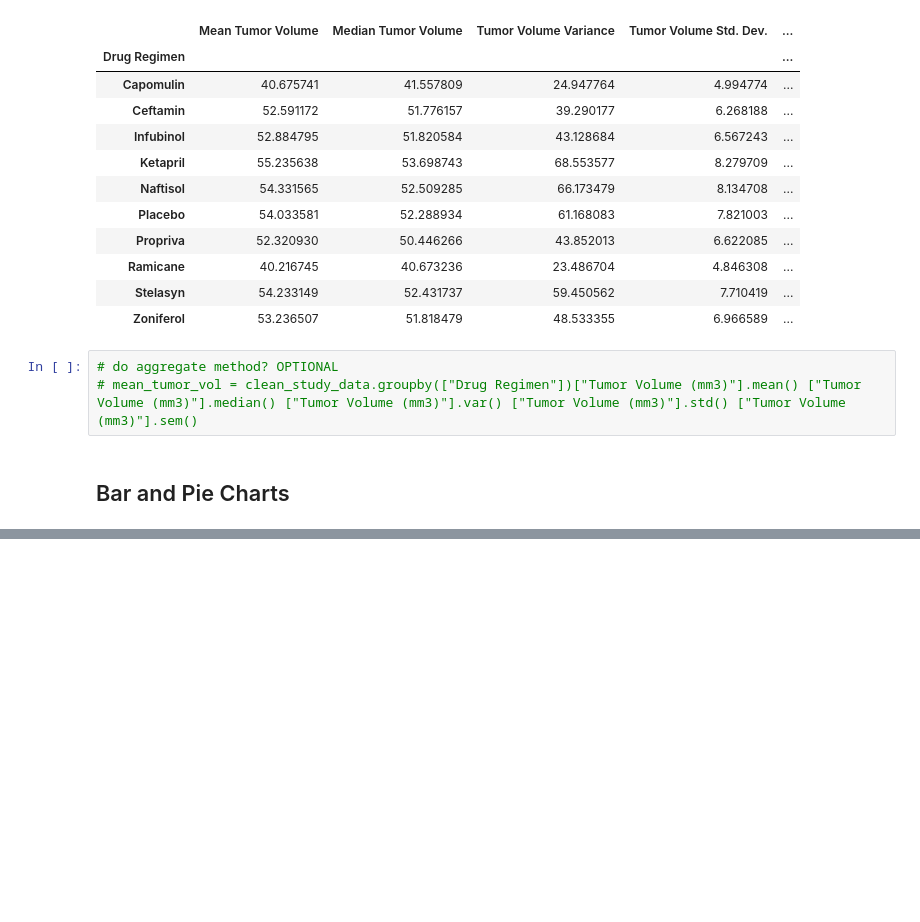
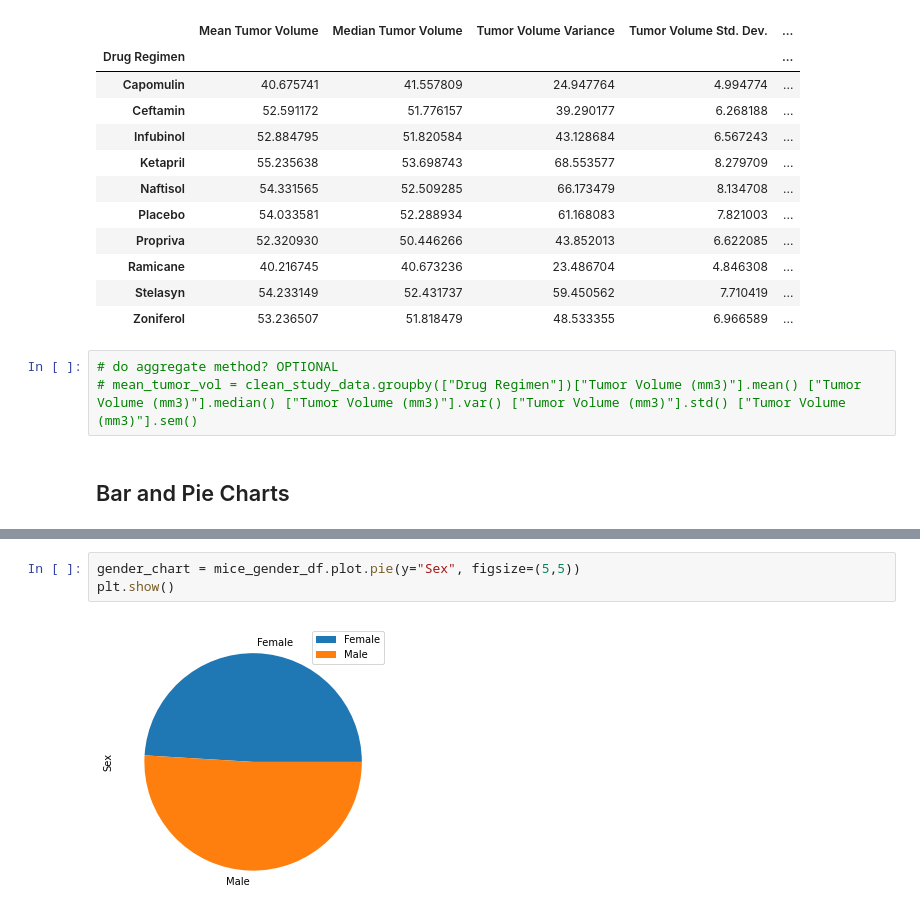
Before and after one commit to andrewdhawthorne/Module-5-Matplotlib-Challenge, a Jupyter notebook: Pymaceuticals/Pymaceuticals_student_solution.ipynb, the cells around one changed output, grey strips where cells are left out. Cells and saved outputs as stored; diff of their text form; blank space fills up the shorter version.

```diff
--- a/Pymaceuticals/Pymaceuticals_student_solution.ipynb
+++ b/Pymaceuticals/Pymaceuticals_student_solution.ipynb
@@ -153,0 +184,5 @@ KeyError: 'Drug Regimen'
+# %%
+gender_chart = mice_gender_df.plot.pie(y="Sex", figsize=(5,5))
+plt.show()
+# %% [output]
+[figure, added]
```
Also changed, not shown: parts of 7 cells of this notebook.
